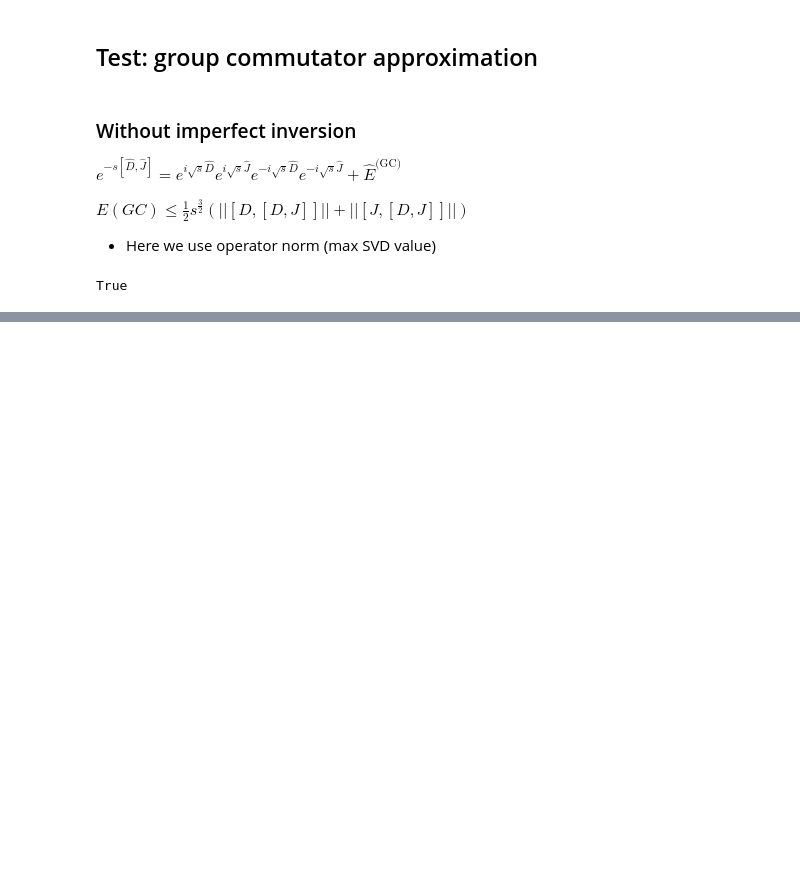
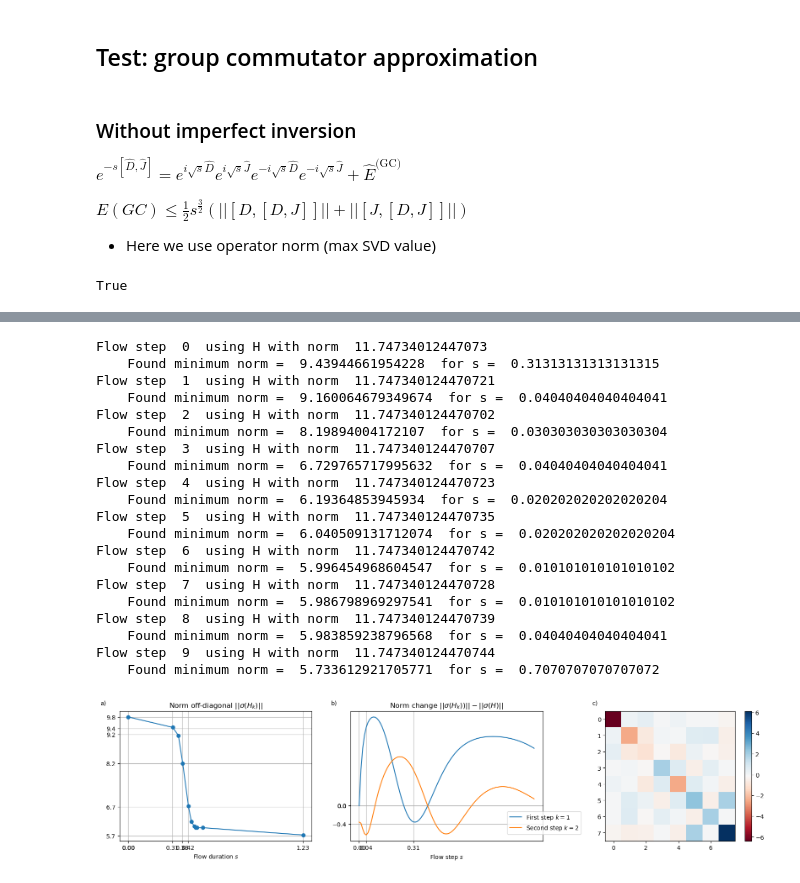
Before and after one commit to marekgluza/double_bracket_flow_as_a_diagonalization_quantum_algorithm, a Jupyter notebook: Inverting_ising.ipynb, the cells around one changed output, grey strips where cells are left out. Cells and saved outputs as stored; diff of their text form; code cells hidden in the pictures; blank space fills up the shorter version.

```diff
--- a/Inverting_ising.ipynb
+++ b/Inverting_ising.ipynb
@@ -224,0 +300,44 @@ plt.legend()
+# %%
+H_LRIM = sys.H
+flow = double_bracket_flow( H_LRIM )
+flow.please_use_imperfect_group_commutator = True
+flow.flow_generator['type'] = 'prescribed'
+flow.flow_generator['operator'] = flow.delta(H_LRIM)
+flow.inverter = H_inverter
+flow.trotter_steps = 10
+# %%
+flow.please_be_exhaustively_verbose = False
+flow.please_be_verbose = True
+
+flow.nmb_search_points_minimizing_s_search = 100
+flow.flow_step_max = 1
+flow.nmb_flow_steps = 10
+flow.please_use_binary_search =  False
+flow.please_compute_observables = False
+flow.flow_forwards( )
+
+
+flow.show_flow_forwards_results()
+# Here plot c: real values
+# %% [output]
+Flow step  0  using H with norm  11.74734012447073
+    Found minimum norm =  9.43944661954228  for s =  0.31313131313131315
+Flow step  1  using H with norm  11.747340124470721
+    Found minimum norm =  9.160064679349674  for s =  0.04040404040404041
+Flow step  2  using H with norm  11.747340124470702
+    Found minimum norm =  8.19894004172107  for s =  0.030303030303030304
+Flow step  3  using H with norm  11.747340124470707
+    Found minimum norm =  6.729765717995632  for s =  0.04040404040404041
+Flow step  4  using H with norm  11.747340124470723
+    Found minimum norm =  6.19364853945934  for s =  0.020202020202020204
+Flow step  5  using H with norm  11.747340124470735
+    Found minimum norm =  6.040509131712074  for s =  0.020202020202020204
+Flow step  6  using H with norm  11.747340124470742
+    Found minimum norm =  5.996454968604547  for s =  0.010101010101010102
+Flow step  7  using H with norm  11.747340124470728
+    Found minimum norm =  5.986798969297541  for s =  0.010101010101010102
+Flow step  8  using H with norm  11.747340124470739
+    Found minimum norm =  5.983859238796568  for s =  0.04040404040404041
+Flow step  9  using H with norm  11.747340124470744
+    Found minimum norm =  5.733612921705771  for s =  0.7070707070707072
+[figure, added]
```
Also changed, not shown: parts of 12 cells of this notebook, 2 other files.
